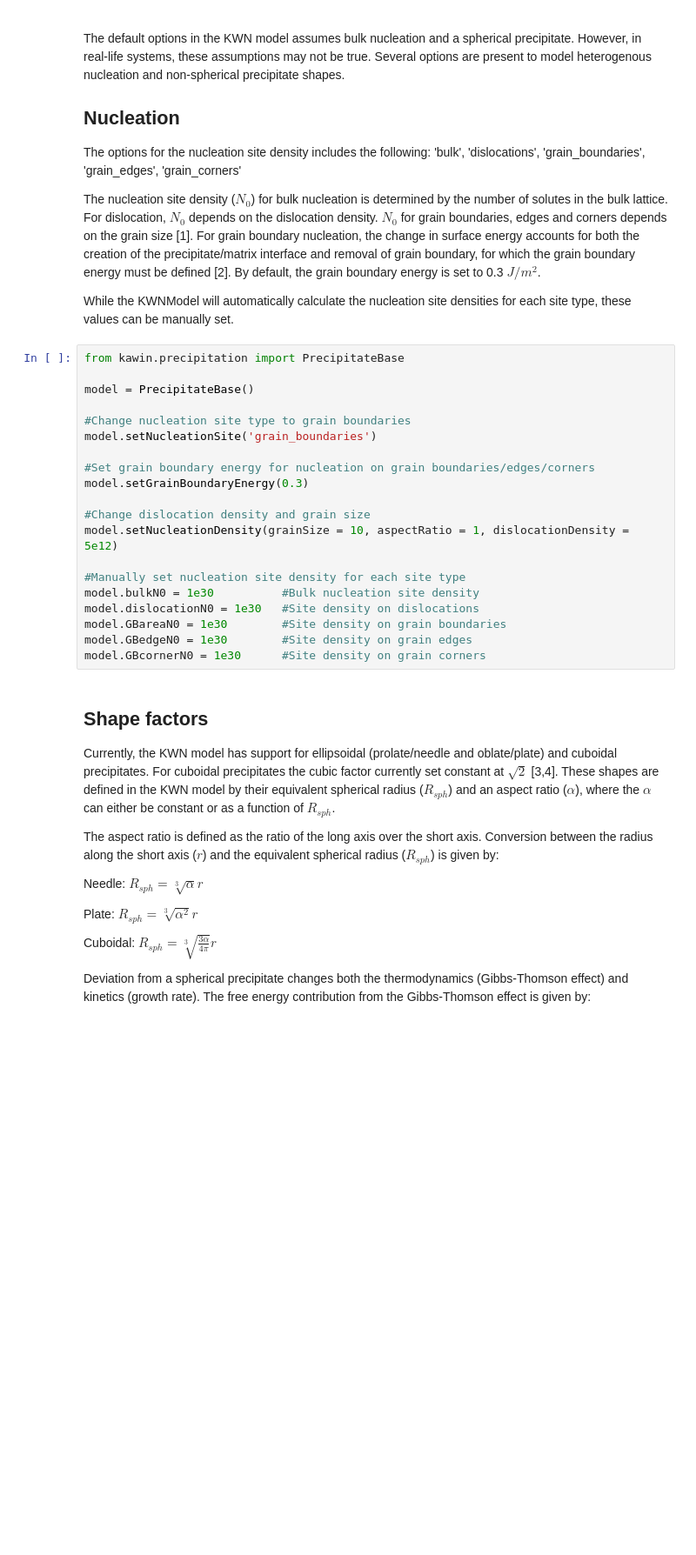
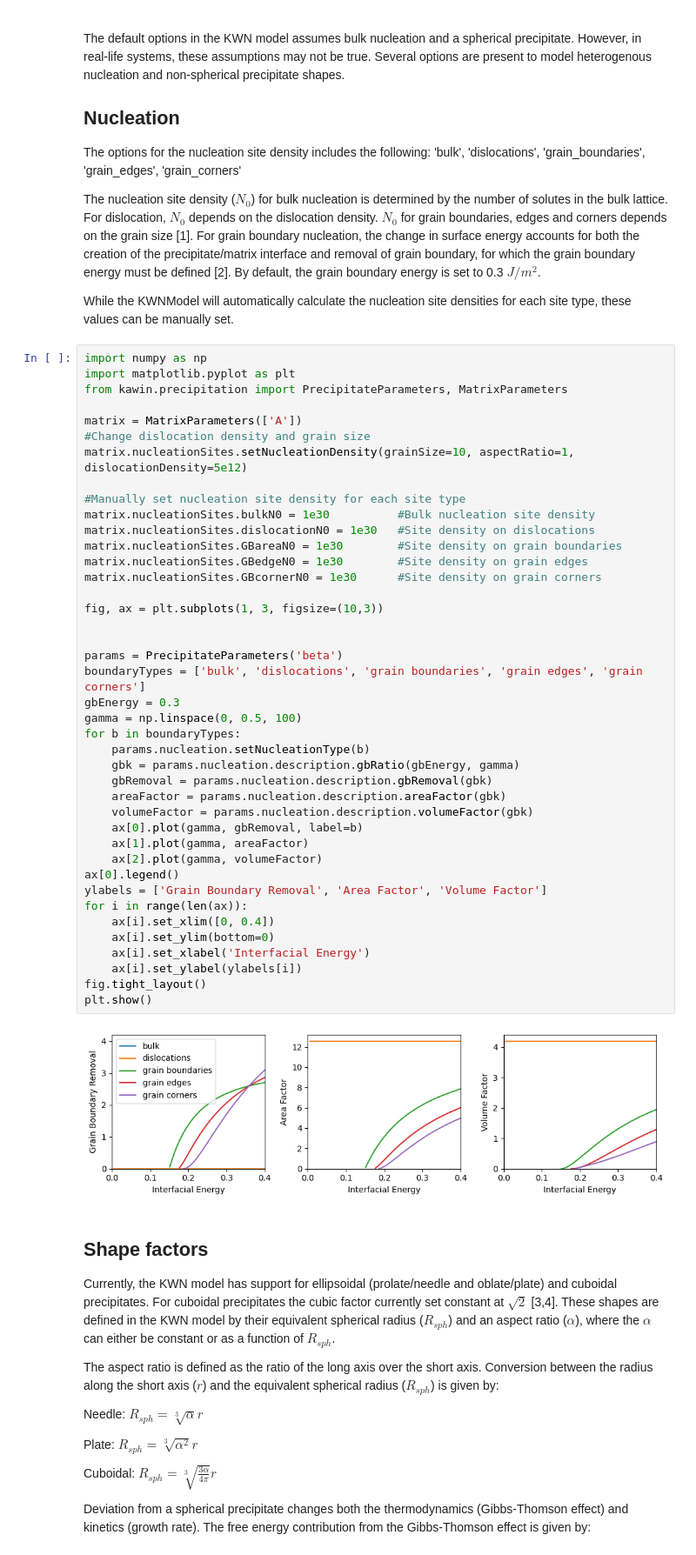
Before and after one commit to materialsgenomefoundation/kawin, a Jupyter notebook: examples/11_Extra_Factors.ipynb, the cells around one changed output. Shown at 87% size. Cells and saved outputs as stored; diff of their text form; blank space fills up the shorter version.

```diff
--- a/examples/11_Extra_Factors.ipynb
+++ b/examples/11_Extra_Factors.ipynb
@@ -10,26 +10,49 @@ The options for the nucleation site density includes the following: 'bulk', 'dis
 The nucleation site density ($N_0$) for bulk nucleation is determined by the number of solutes in the bulk lattice. For dislocation, $N_0$ depends on the dislocation density. $N_0$ for grain boundaries, edges and corners depends on the grain size [1]. For grain boundary nucleation, the change in surface energy accounts for both the creation of the precipitate/matrix interface and removal of grain boundary, for which the grain boundary energy must be defined [2]. By default, the grain boundary energy is set to 0.3 $J/m^2$.
 
 While the KWNModel will automatically calculate the nucleation site densities for each site type, these values can be manually set.
-# %%
-from kawin.precipitation import PrecipitateBase
-
-model = PrecipitateBase()
-
-#Change nucleation site type to grain boundaries
-model.setNucleationSite('grain_boundaries')
-
-#Set grain boundary energy for nucleation on grain boundaries/edges/corners
-model.setGrainBoundaryEnergy(0.3)
-
-#Change dislocation density and grain size
-model.setNucleationDensity(grainSize = 10, aspectRatio = 1, dislocationDensity = 5e12)
-
-#Manually set nucleation site density for each site type
-model.bulkN0 = 1e30          #Bulk nucleation site density
-model.dislocationN0 = 1e30   #Site density on dislocations
-model.GBareaN0 = 1e30        #Site density on grain boundaries
-model.GBedgeN0 = 1e30        #Site density on grain edges
-model.GBcornerN0 = 1e30      #Site density on grain corners
+# %%
+import numpy as np
+import matplotlib.pyplot as plt
+from kawin.precipitation import PrecipitateParameters, MatrixParameters
+
+matrix = MatrixParameters(['A'])
+#Change dislocation density and grain size
+matrix.nucleationSites.setNucleationDensity(grainSize=10, aspectRatio=1, dislocationDensity=5e12)
+
+#Manually set nucleation site density for each site type
+matrix.nucleationSites.bulkN0 = 1e30          #Bulk nucleation site density
+matrix.nucleationSites.dislocationN0 = 1e30   #Site density on dislocations
+matrix.nucleationSites.GBareaN0 = 1e30        #Site density on grain boundaries
+matrix.nucleationSites.GBedgeN0 = 1e30        #Site density on grain edges
+matrix.nucleationSites.GBcornerN0 = 1e30      #Site density on grain corners
+
+fig, ax = plt.subplots(1, 3, figsize=(10,3))
+
+
+params = PrecipitateParameters('beta')
+boundaryTypes = ['bulk', 'dislocations', 'grain boundaries', 'grain edges', 'grain corners']
+gbEnergy = 0.3
+gamma = np.linspace(0, 0.5, 100)
+for b in boundaryTypes:
+    params.nucleation.setNucleationType(b)
+    gbk = params.nucleation.description.gbRatio(gbEnergy, gamma)
+    gbRemoval = params.nucleation.description.gbRemoval(gbk)
+    areaFactor = params.nucleation.description.areaFactor(gbk)
+    volumeFactor = params.nucleation.description.volumeFactor(gbk)
+    ax[0].plot(gamma, gbRemoval, label=b)
+    ax[1].plot(gamma, areaFactor)
+    ax[2].plot(gamma, volumeFactor)
+ax[0].legend()
+ylabels = ['Grain Boundary Removal', 'Area Factor', 'Volume Factor']
+for i in range(len(ax)):
+    ax[i].set_xlim([0, 0.4])
+    ax[i].set_ylim(bottom=0)
+    ax[i].set_xlabel('Interfacial Energy')
+    ax[i].set_ylabel(ylabels[i])
+fig.tight_layout()
+plt.show()
+# %% [output]
+[figure, added]
 # %% [markdown]
 ## Shape factors
 
```
Also changed, not shown: parts of 5 cells of this notebook, 27 other files.
